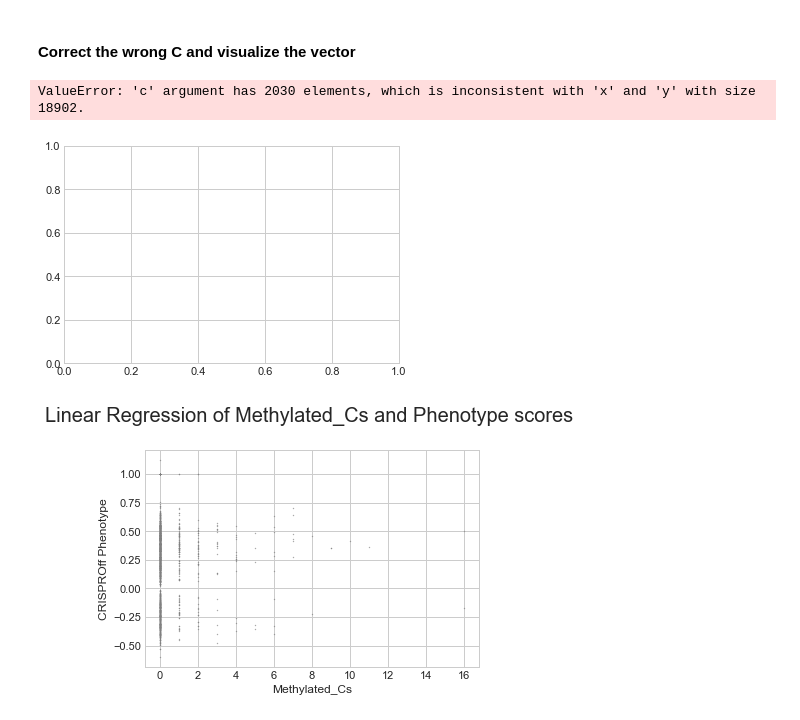
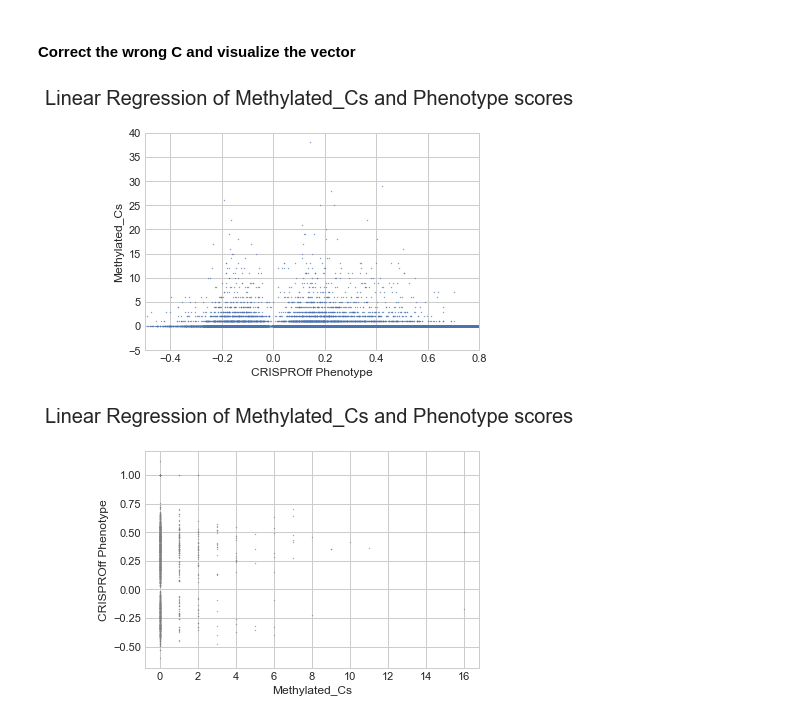
Before and after one commit to sermare/DeepOff, a Jupyter notebook: 1000 essential genes.ipynb, the cells around one changed output. Saved outputs shown, nothing was run; the diff lists cells and outputs as text; code cells hidden in the pictures.

```diff
--- a/1000 essential genes.ipynb
+++ b/1000 essential genes.ipynb
@@ -162,6 +163,9 @@ df = df.loc[df.Gene.notna()]
 # %% [markdown]
 ### Computing a Phenotype score that takes into account both relationships in CRISPRoff and mutants
 # %%
+df = pd.merge(how = 'outer', left = Promoter_sequences, right = cpgs, left_on = 'Gene', right_on = 'gene')
+df = df.loc[df.Gene.notna()]
+
 import matplotlib.pyplot as plt
 from math import sqrt
 
@@ -177,15 +181,17 @@ for i in range(len(df)):
         df.at[i, 'Phe_sco_pos_neg'] = int(0)
         df.at[i,'Strength'] = -sqrt(abs(df['mutant_average'][i] - df['CRISPRoff_average'][i]))
     else:
-        df.at[i, 'Strength'] = 1
+        df.at[i,'Strength'] = 100
 
-df = df[df.Strength < 10]
-df = df[df.Strength > -10]
+df = df[df.Strength < 100]
+df = df[df.Strength > -100]
 
 plt.hist(df.Strength, bins = 100)
-plt.show()
+# plt.show()
 
 print(len((df.Strength)))
 
+plt.savefig('Cpg_Islands.eps', format = 'eps', bbox_inches='tight')
+
 #df.computed.describe()
 # %% [output]
@@ -405,11 +443,17 @@ plt.savefig('Violin plot.eps', format = 'eps')
 # %%
+df.CpG = df.CpG.replace(1, 'CpG Island')
+df.CpG = df.CpG.replace(0, 'No CpG Island')
+
 sns.set_theme(style="whitegrid")
 fig, ax = plt.subplots()
 
 plt.title('Genome-wide CRISPRoff Phenotype scores \n', size = 20)
 
 for i in Cpgs_TSS:
-    sns.violinplot(data = df, x= 'CpG_near_TSS', y = 'GC', split=True)
+    sns.violinplot(data = df, x= 'CpG', y = 'Strength', split=True)
 
 #plt.savefig('Violin plot.eps', format = 'eps')
+
+print(len(df[df.CpG == 'CpG Island']))
+print(len(df[df.CpG == 'No CpG Island']))
 # %% [output]
@@ -444,7 +488,7 @@ def Count_kmer(a_table, gc_elements, kmer):
 
 #Promoter_sequences['kmers'] = Promoter_sequences.Sequences.apply(lambda x: Count_kmer(x, ['gg','cc','gc','cg'], 2))
 
-Sequences_GC_kmers = [Count_kmer(i, ['gc','cg'], 2) for i in Promoter_sequences.Sequences]
+Sequences_GC_kmers = [Count_kmer(i, ['gc','cg'], 2) for i in df.Sequences]
 
 df['kmer_count'] = Sequences_GC_kmers
 # %%
@@ -765,8 +800,10 @@ chr1_cpgs
 df = df.reset_index()
 # %%
 #Extract only the values with 100% Certainty of methylation
+irbs = pd.read_csv('wgEncodeHaibMethylRrbsK562HaibSitesRep1.bed', sep='\t', header = 0)
+irbs.head()
+
 irbs = irbs[irbs['Unnamed: 8'] == '255,0,0']
-irbs.head()
 # %% [output]
 |  | track | name="SL725 | MspIRRBS" | K562_Rep3_RRBS | MspIRRBS".1 | visibility=2 | name="SL725.1 | ... |
 | 35 | chr1 | 100266424 | 100266425 | K562_Rep3_RRBS | 1 | - | 100266424 | ... |
@@ -936,37 +970,36 @@ from sklearn.linear_model import LogisticRegression
 regression_data = df[['CRISPRoff_average','Methylated_Cs']].dropna()
 
 x =  np.array(regression_data.Methylated_Cs).reshape((-1,1))
 y =  np.array(regression_data.CRISPRoff_average)
 
 model = LinearRegression()
 model.fit(x,y)
 model = LinearRegression().fit(x,y)
 r_sq = model.score(x, y)
 
 m,b = np.polyfit(np.array(regression_data.Methylated_Cs),y,1)
 
 colors = {1:'tab:pink', 0:'tab:grey'}
 
 # print('coefficient of determination:', r_sq)
 # print('slope:', model.coef_)
 # print('intercept:', model.intercept_)
 
 fig, ax = plt.subplots()
 plt.style.use('seaborn-whitegrid')
 
-plt.scatter(df['CRISPRoff_average'], df['Methylated_Cs'],s = 0.1, c = achilles_scores['genes'].map(colors))
+plt.scatter(df['Strength'], df['Methylated_Cs'],s = 0.1 )#c = achilles_scores['genes'].map(colors))
 
 
 plt.title('Linear Regression of Methylated_Cs and Phenotype scores \n', size = 20)
 plt.xlabel('CRISPROff Phenotype')
 plt.ylabel('Methylated_Cs')
 plt.plot(x, m*x + b)
 
-plt.axis([-0.75,0.8,0,100])
+plt.axis([-0.5,0.8,-5,40])
 plt.savefig('achiles-line.eps', format = 'eps', bbox_inches='tight')
 # %% [output]
-ValueError: 'c' argument has 2030 elements, which is inconsistent with 'x' and 'y' with size 18902.
-[figure, old version]
+[figure, new version]
 # %%
 achilles_scores_inner = pd.merge(how = 'inner', left = achilles, right = df, left_on = 'genes', right_on = 'Gene')
 
```
Also changed, not shown: parts of 29 cells of this notebook, 6 other files.
